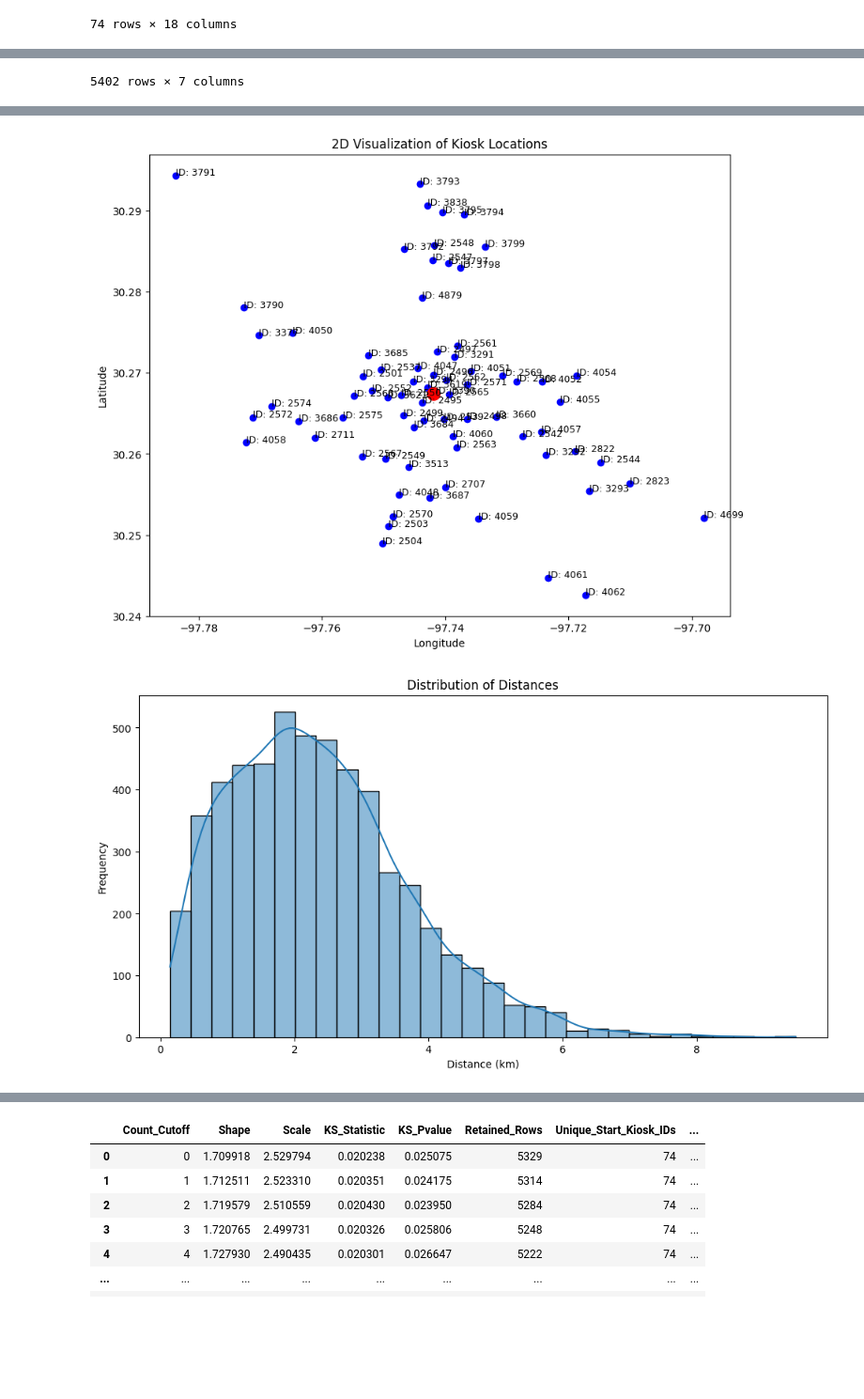
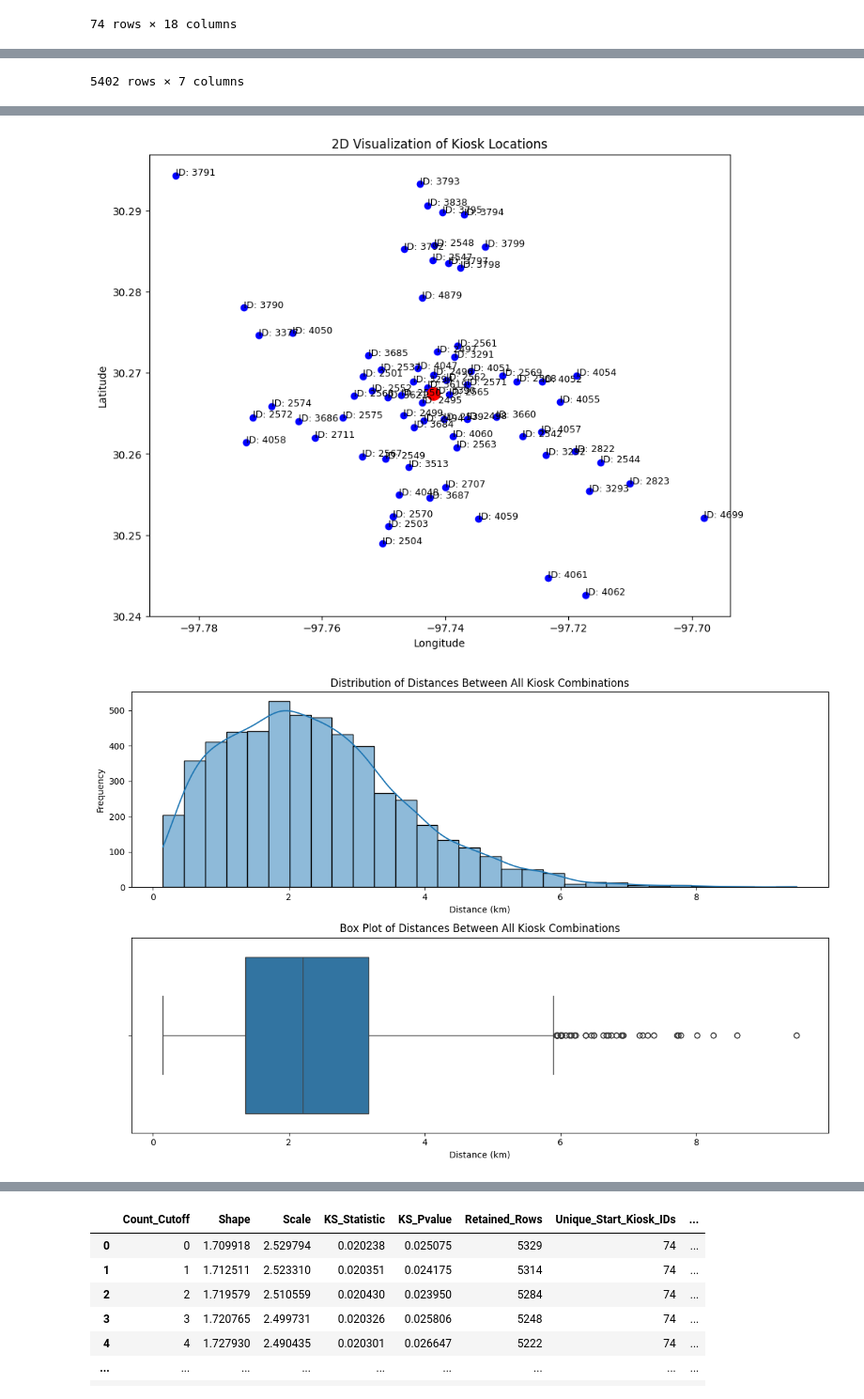
Before and after one commit to anonUnderground/openDataStories, a Jupyter notebook: src/data-processing/create_kiosk_vis_json.ipynb, the cells around one changed output, grey strips where cells are left out. Shown at 94% size. Saved outputs shown, nothing was run; the diff lists cells and outputs as text; code cells hidden in the pictures; blank space fills up the shorter version.

```diff
--- a/src/data-processing/create_kiosk_vis_json.ipynb
+++ b/src/data-processing/create_kiosk_vis_json.ipynb
@@ -116,42 +116,45 @@ ax.set_title('2D Visualization of Kiosk Locations')
 
 plt.show()
 
-# Histogram for distribution of distances
-plt.figure(figsize=(12, 6))
+plt.figure(figsize=(12, 8))
+
+# Histogram for the distribution of distances
+plt.subplot(2, 1, 1)  # 2 rows, 1 column, 1st subplot
 sns.histplot(distance_df['Distance'], kde=True, bins=30)
-plt.title('Distribution of Distances')
+plt.title('Distribution of Distances Between All Kiosk Combinations')
 plt.xlabel('Distance (km)')
 plt.ylabel('Frequency')
-plt.show()
 
 # Box plot for understanding the spread and identifying outliers
-plt.figure(figsize=(12, 6))
+plt.subplot(2, 1, 2)  # 2 rows, 1 column, 2nd subplot
 sns.boxplot(x=distance_df['Distance'])
-plt.title('Box Plot of Distances')
+plt.title('Box Plot of Distances Between All Kiosk Combinations')
 plt.xlabel('Distance (km)')
+
+plt.tight_layout()  # Adjust layout to make sure there's no overlap
 plt.show()
 # %% [output]
 Distance DataFrame:
 |  | Start_Kiosk_ID | End_Kiosk_ID | Start_Lat | Start_Long | End_Lat | End_Long | Distance |
 | 0 | 3390 | 3619 | 30.26754 | -97.74154 | 30.26822 | -97.74285 | 0.146782 |
 | 1 | 3390 | 2495 | 30.26754 | -97.74154 | 30.26634 | -97.74378 | 0.253146 |
 | 2 | 3390 | 2565 | 30.26754 | -97.74154 | 30.26735 | -97.73933 | 0.213291 |
 | 3 | 3390 | 2496 | 30.26754 | -97.74154 | 30.26980 | -97.74186 | 0.253173 |
 | 4 | 3390 | 2562 | 30.26754 | -97.74154 | 30.26912 | -97.73986 | 0.238531 |
 | ... | ... | ... | ... | ... | ... | ... | ... |
 | 5397 | 3791 | 4061 | 30.29439 | -97.78375 | 30.24472 | -97.72336 | 8.008678 |
 | 5398 | 3791 | 3790 | 30.29439 | -97.78375 | 30.27807 | -97.77272 | 2.101143 |
 | 5399 | 3791 | 2823 | 30.29439 | -97.78375 | 30.25630 | -97.71007 | 8.246248 |
 | 5400 | 3791 | 4062 | 30.29439 | -97.78375 | 30.24258 | -97.71726 | 8.600176 |
 | 5401 | 3791 | 4699 | 30.29439 | -97.78375 | 30.25212 | -97.69807 | 9.475834 |
 5402 rows × 7 columns
 Minimum latitude: 30.24258
 Maximum latitude: 30.29439
 Minimum longitude: -97.78375
 Maximum longitude: -97.69807
 Minimum distance: 0.14678184557924742 km
 Maximum distance: 9.475834037654108 km
 Center Lat: 30.267487662162164
 Center Long: -97.74193387837838
 [figure]
-[figure, old version]
+[figure, new version]
```
Also changed, not shown: parts of 9 cells of this notebook, 4 other files.
